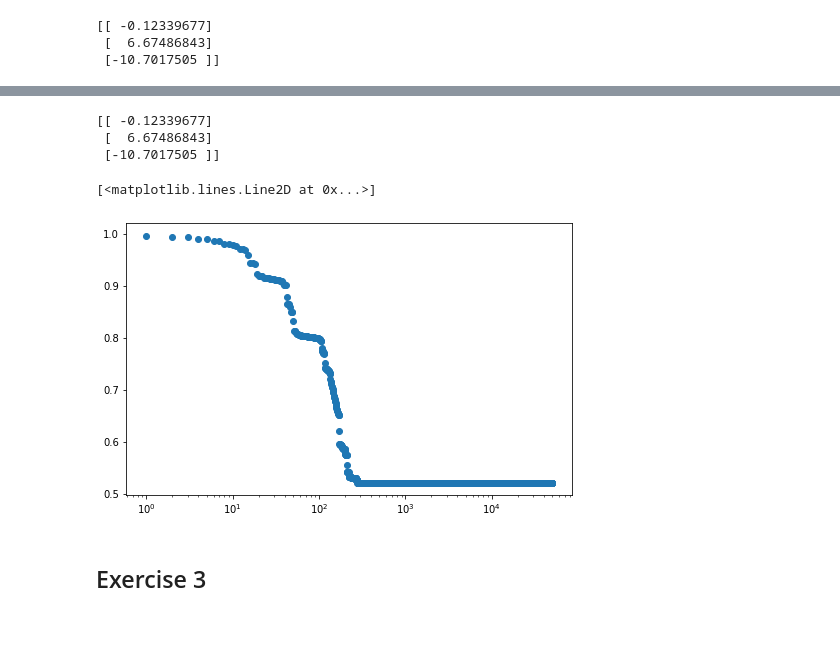
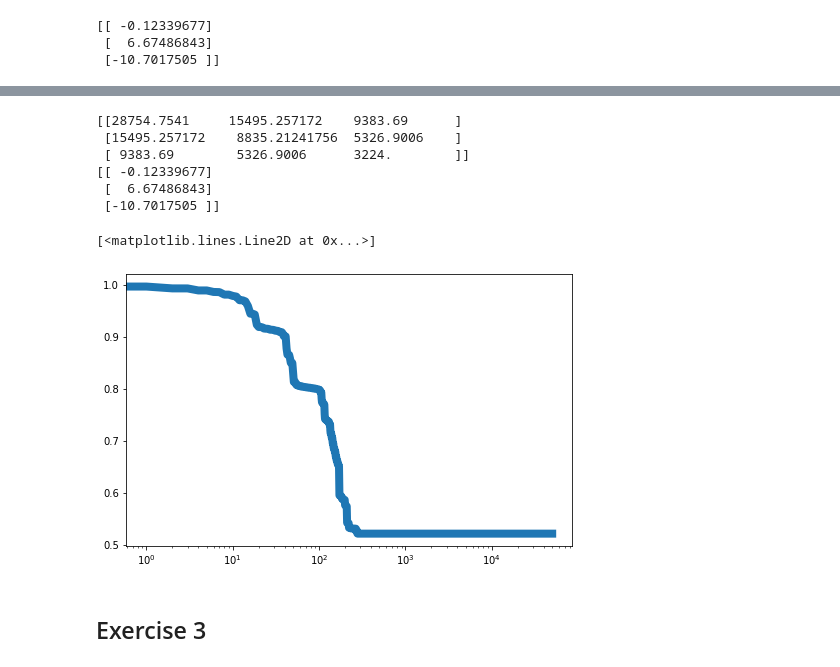
Before and after one commit to Mrxiangli/ECE595, a Jupyter notebook: hw2/hw2.ipynb, the cells around one changed output, grey strips where cells are left out. Saved outputs shown, nothing was run; the diff lists cells and outputs as text; code cells hidden in the pictures; blank space fills up the shorter version.

```diff
--- a/hw2/hw2.ipynb
+++ b/hw2/hw2.ipynb
@@ -168,30 +167,35 @@ d = 3
 y=np.array(y).reshape((-1,1))
 theta_grad = np.matrix(np.zeros(d)).T
 XtX = X.T@X
-loss = np.zeros(50000)
+loss_momentum = np.zeros(50000)
 N=y.shape[0]
 beta = 0.9
 dJ_old = np.matrix(np.zeros(d)).T
+print(XtX)
 
 for i in range(50000):
     dJ = X.T@X@theta_grad - X.T@y
     dd = beta*dJ_old + (1-beta)*dJ
     alpha  = ((dJ.T@dd) / (dd.T@XtX@dd))
-    theta_grad  = theta_grad - np.multiply(alpha[0][0],dd)
+    theta_grad  = theta_grad - alpha[0,0]*dd
     dJ_old = dJ
-    loss[i] = np.linalg.norm(np.dot(X, theta_grad)-y)**2/N
+    #loss[i] = np.linalg.norm(np.dot(X, theta_grad)-y)
+    loss_momentum[i] = np.linalg.norm(np.matmul(X, theta_grad)-y)**2/N
 print(theta_grad)
 # %% [output]
+[[28754.7541     15495.257172    9383.69      ]
+ [15495.257172    8835.21241756  5326.9006    ]
+ [ 9383.69        5326.9006      3224.        ]]
 [[ -0.12339677]
  [  6.67486843]
  [-10.7017505 ]]
 # %%
 #2-h
 fig = plt.figure(figsize = (8,5))
-plt.semilogx(loss,'o',linewidth=8)
+plt.semilogx(loss_momentum,linewidth=8)
 # %% [output]
 [<matplotlib.lines.Line2D at 0x...>]
-[figure, old version]
+[figure, new version]
 # %% [markdown]
 ## Exercise 3
 # %%
```
Also changed, not shown: parts of 14 cells of this notebook, 1 other file.
